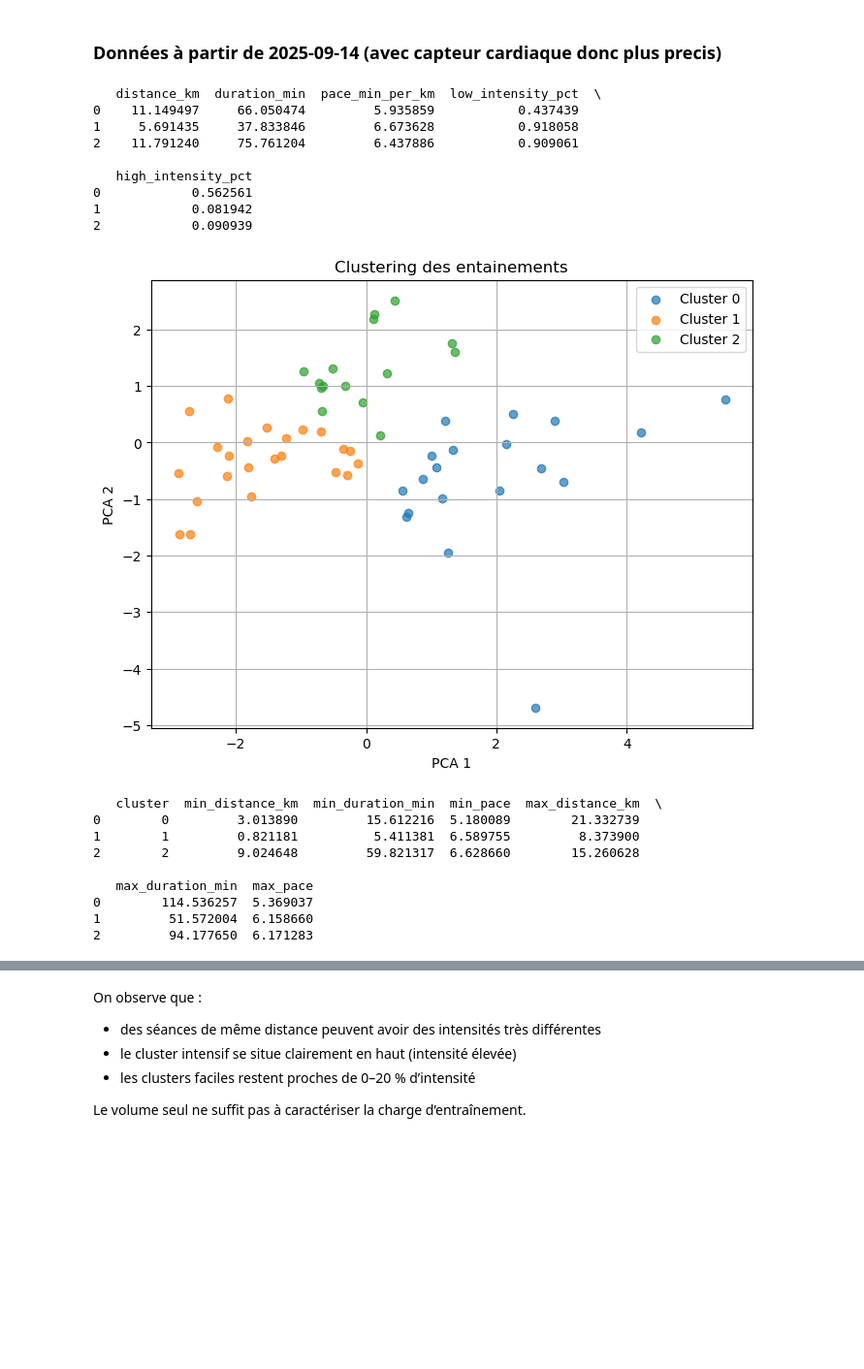
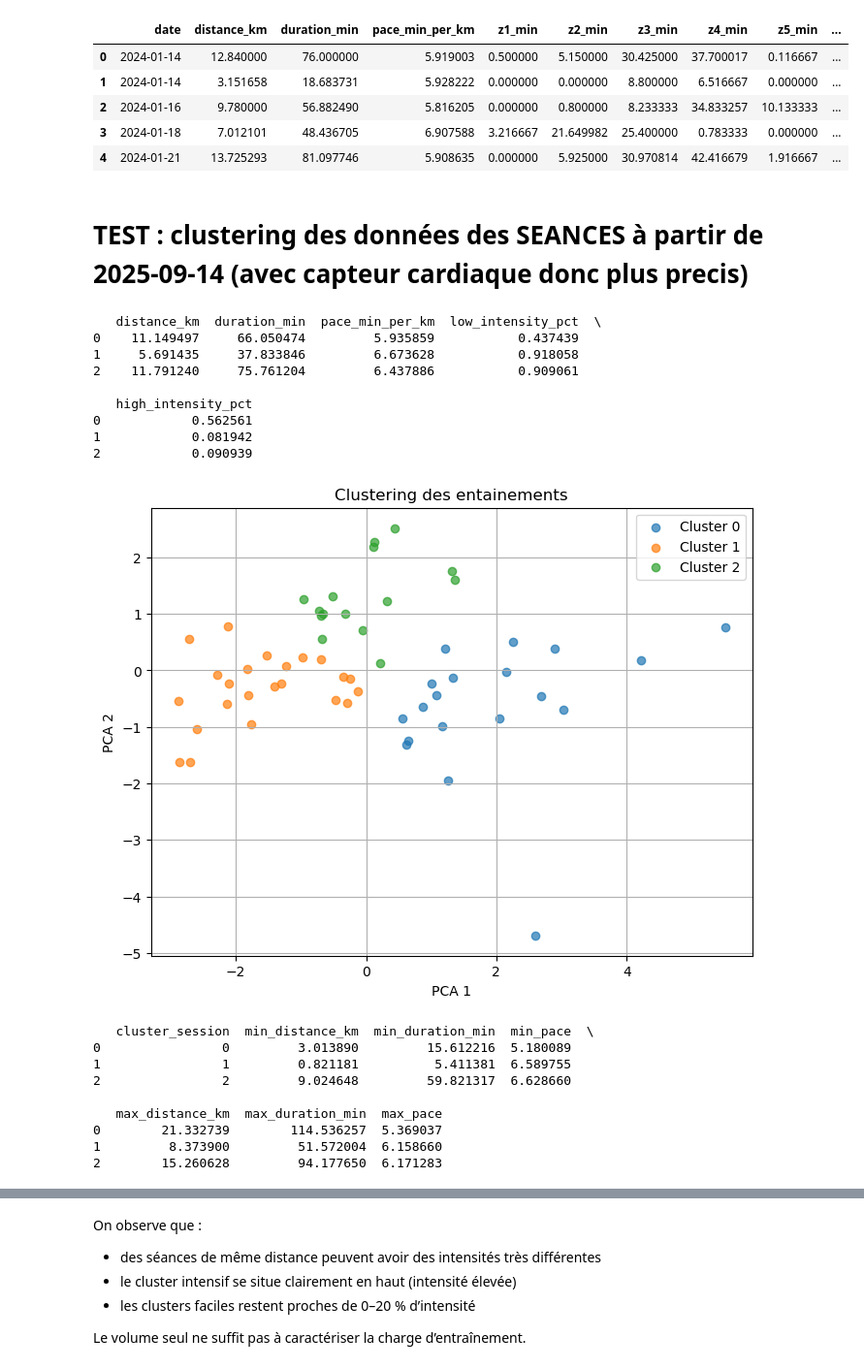
Before and after one commit to albanecoiffe/health-data-coach, a Jupyter notebook: HealthCoachBackend/notebook.ipynb, the cells around one changed output, grey strips where cells are left out. Shown at 97% size. Saved outputs shown, nothing was run; the diff lists cells and outputs as text; code cells hidden in the pictures; blank space fills up the shorter version.

```diff
--- a/HealthCoachBackend/notebook.ipynb
+++ b/HealthCoachBackend/notebook.ipynb
@@ -203,12 +25,19 @@ plt.show()
+# %%
+sessions = pd.read_csv("sessions_received.csv")
+sessions.head()
+# %% [output]
+|  | date | distance_km | duration_min | pace_min_per_km | z1_min | z2_min | z3_min | z4_min | z5_min | ... |
+| 0 | 2024-01-14 | 12.840000 | 76.000000 | 5.919003 | 0.500000 | 5.150000 | 30.425000 | 37.700017 | 0.116667 | ... |
+| 1 | 2024-01-14 | 3.151658 | 18.683731 | 5.928222 | 0.000000 | 0.000000 | 8.800000 | 6.516667 | 0.000000 | ... |
+| 2 | 2024-01-16 | 9.780000 | 56.882490 | 5.816205 | 0.000000 | 0.800000 | 8.233333 | 34.833257 | 10.133333 | ... |
+| 3 | 2024-01-18 | 7.012101 | 48.436705 | 6.907588 | 3.216667 | 21.649982 | 25.400000 | 0.783333 | 0.000000 | ... |
+| 4 | 2024-01-21 | 13.725293 | 81.097746 | 5.908635 | 0.000000 | 5.925000 | 30.970814 | 42.416679 | 1.916667 | ... |
 # %% [markdown]
-### Données à partir de 2025-09-14 (avec capteur cardiaque donc plus precis)
+# TEST : clustering des données des SEANCES à partir de 2025-09-14 (avec capteur cardiaque donc plus precis)
 # %%
-sessions = pd.read_csv("sessions_received.csv")
 sessions["date"] = pd.to_datetime(sessions["date"])
-
 # Filter from 2025-09-14
 sessions_filt = sessions[sessions["date"] >= "2025-09-14"].copy()
-
 # Remove rows with no intensity info
 sessions_filt = sessions_filt[
     ~(
@@ -216,7 +45,6 @@ sessions_filt = sessions_filt[
         & (sessions_filt["high_intensity_pct"] == 0)
     )
 ]
-
 features = [
     "distance_km",
     "duration_min",
@@ -226,13 +54,13 @@ features = [
 ]
 
 X = sessions_filt[features].fillna(0)
-
+# Normalization
 scaler = StandardScaler()
 X_scaled = scaler.fit_transform(X)
 
 # 3-cluster KMeans
 kmeans3 = KMeans(n_clusters=3, random_state=42)
-sessions_filt["cluster"] = kmeans3.fit_predict(X_scaled)
+sessions_filt["cluster_session"] = kmeans3.fit_predict(X_scaled)
 
 # Compute centroids
 centroids = pd.DataFrame(
@@ -241,7 +69,7 @@ centroids = pd.DataFrame(
 
 (
     sessions_filt[
-        ["date", "distance_km", "duration_min", "pace_min_per_km", "cluster"]
+        ["date", "distance_km", "duration_min", "pace_min_per_km", "cluster_session"]
     ].head(),
     sessions_filt.shape,
     centroids,
@@ -256,8 +84,8 @@ sessions_filt["pca2"] = X_pca[:, 1]
 
 plt.figure(figsize=(8, 6))
 
-for c in sorted(sessions_filt["cluster"].unique()):
-    subset = sessions_filt[sessions_filt["cluster"] == c]
+for c in sorted(sessions_filt["cluster_session"].unique()):
+    subset = sessions_filt[sessions_filt["cluster_session"] == c]
     plt.scatter(subset["pca1"], subset["pca2"], label=f"Cluster {c}", alpha=0.7)
 
 plt.xlabel("PCA 1")
@@ -269,13 +97,13 @@ plt.show()
 
 # Compute min/max distance per cluster
 rows = []
-for c in sorted(sessions_filt["cluster"].unique()):
-    cluster_df = sessions_filt[sessions_filt["cluster"] == c]
+for c in sorted(sessions_filt["cluster_session"].unique()):
+    cluster_df = sessions_filt[sessions_filt["cluster_session"] == c]
     min_idx = cluster_df["distance_km"].idxmin()
     max_idx = cluster_df["distance_km"].idxmax()
     rows.append(
         {
-            "cluster": c,
+            "cluster_session": c,
             "min_distance_km": cluster_df.loc[min_idx, "distance_km"],
             "min_duration_min": cluster_df.loc[min_idx, "duration_min"],
             "min_pace": cluster_df.loc[min_idx, "pace_min_per_km"],
@@ -298,13 +126,13 @@ print(summary_df)
 1            0.081942
 2            0.090939
 [figure]
-   cluster  min_distance_km  min_duration_min  min_pace  max_distance_km  \
-0        0         3.013890         15.612216  5.180089        21.332739
-1        1         0.821181          5.411381  6.589755         8.373900
-2        2         9.024648         59.821317  6.628660        15.260628
+   cluster_session  min_distance_km  min_duration_min  min_pace  \
+0                0         3.013890         15.612216  5.180089
+1                1         0.821181          5.411381  6.589755
+2                2         9.024648         59.821317  6.628660
 
-   max_duration_min  max_pace
-0        114.536257  5.369037
-1         51.572004  6.158660
-2         94.177650  6.171283
+   max_distance_km  max_duration_min  max_pace
+0        21.332739        114.536257  5.369037
+1         8.373900         51.572004  6.158660
+2        15.260628         94.177650  6.171283
 # %% [markdown]
```
Also changed, not shown: parts of 55 cells of this notebook.
